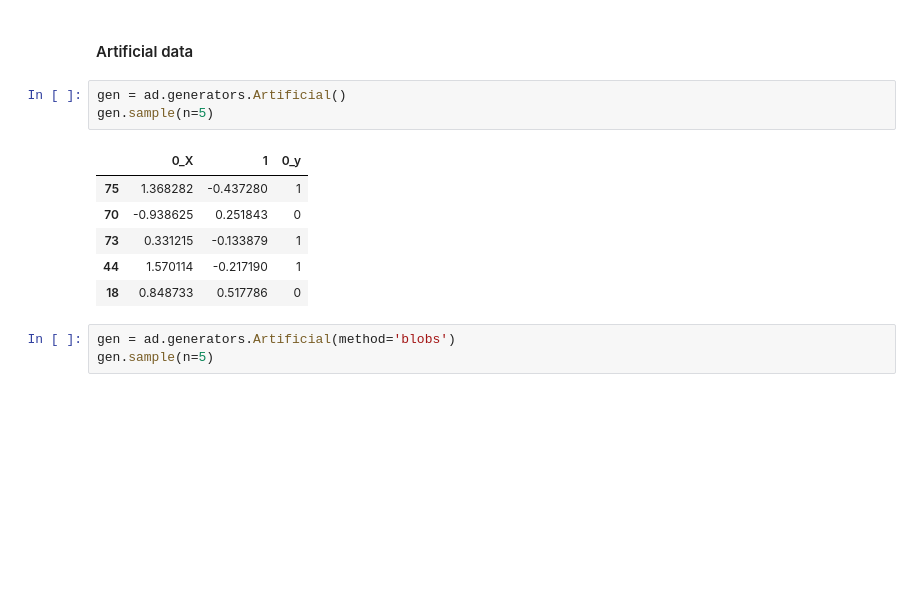
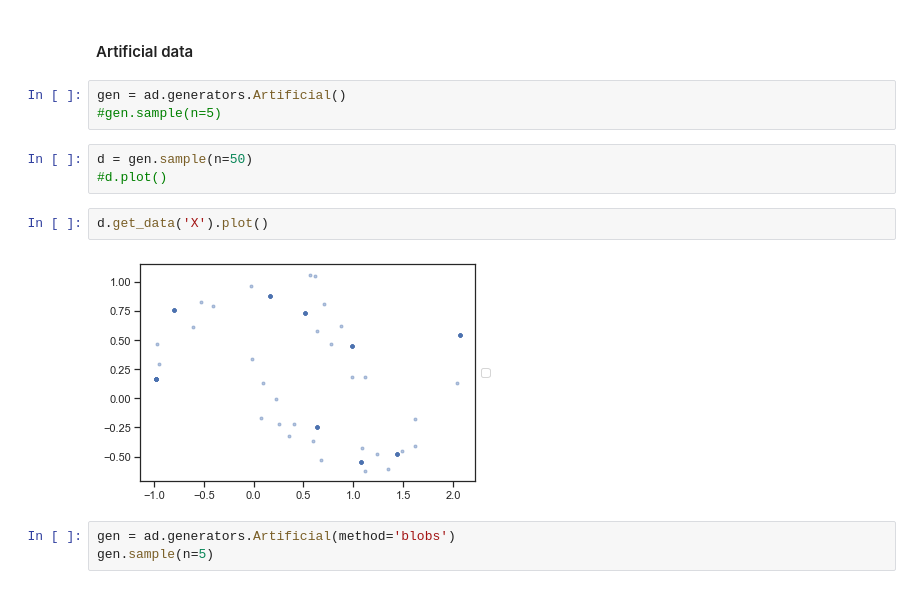
Before and after one commit to Didayolo/autopandas, a Jupyter notebook: AutoPandas_workspace.ipynb, the cells around one changed output. Drawn from its saved outputs; the diff is of its cells as text; blank space fills up the shorter version.

Commit message:
Important fix on get_data and flush_indexes.

```diff
--- a/AutoPandas_workspace.ipynb
+++ b/AutoPandas_workspace.ipynb
@@ -338,14 +338,14 @@ pca1.plot(ad=pca2)
 #### Artificial data
 # %%
 gen = ad.generators.Artificial()
-gen.sample(n=5)
+#gen.sample(n=5)
-# %% [output]
-|  | 0_X | 1 | 0_y |
-| 75 | 1.368282 | -0.437280 | 1 |
-| 70 | -0.938625 | 0.251843 | 0 |
-| 73 | 0.331215 | -0.133879 | 1 |
-| 44 | 1.570114 | -0.217190 | 1 |
-| 18 | 0.848733 | 0.517786 | 0 |
+# %%
+d = gen.sample(n=50)
+#d.plot()
+# %%
+d.get_data('X').plot()
+# %% [output]
+[figure, added]
 # %%
 gen = ad.generators.Artificial(method='blobs')
 gen.sample(n=5)
```
Also changed, not shown: parts of 3 cells of this notebook, 3 other files.
